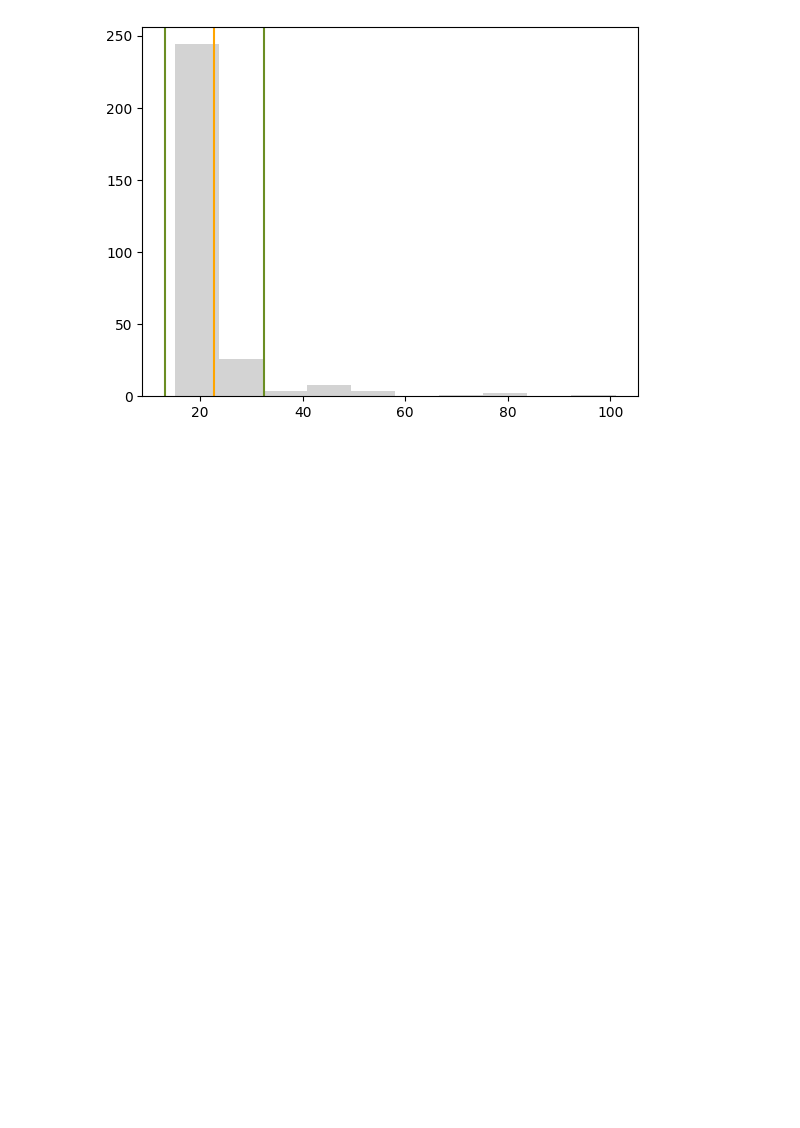
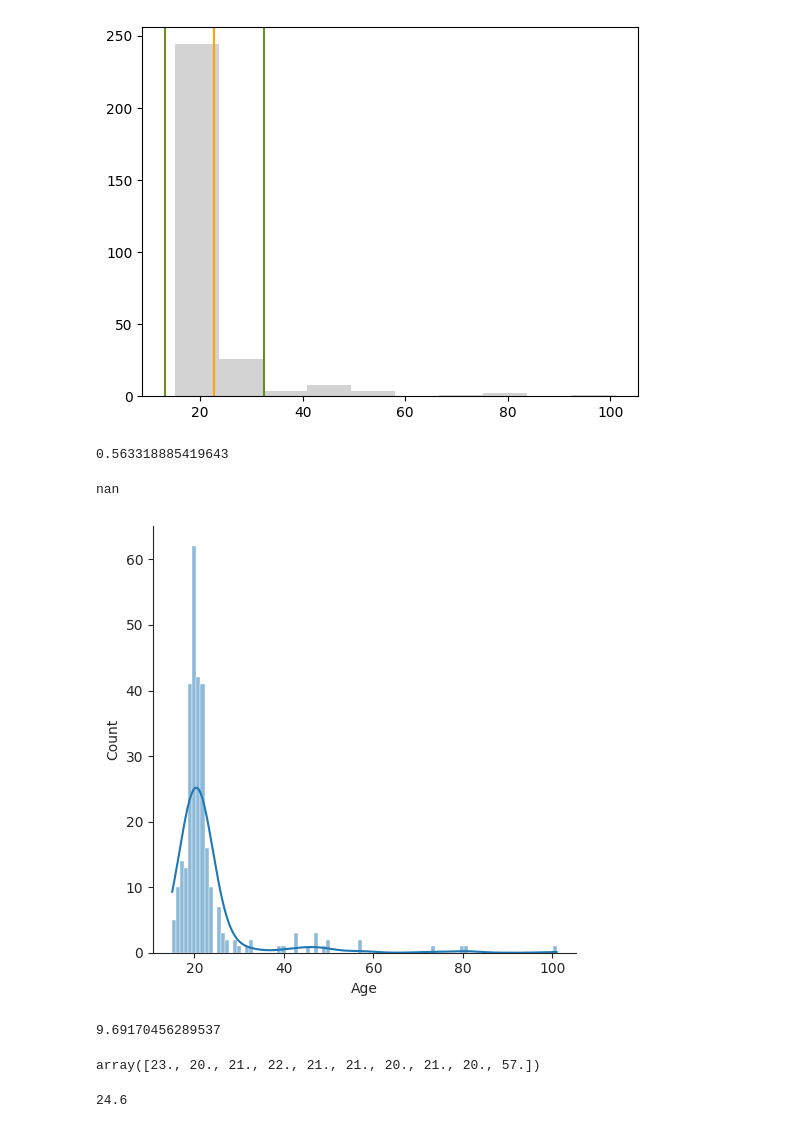
Before and after one commit to yada01/Statistics-Of-Depresssion-in-Iraq, a Jupyter notebook: Depression_in_iraq.ipynb, the cells around one changed output. Drawn from its saved outputs; the diff is of its cells as text; code cells hidden in the pictures; blank space fills up the shorter version.

```diff
--- a/Depression_in_iraq.ipynb
+++ b/Depression_in_iraq.ipynb
@@ -211,0 +214,18 @@ _ = plt.hist(mydata['Age'], color = 'lightgray')
+# %%
+sigma/(x.size)**(1/2)
+# %% [output]
+0.563318885419643
+# %%
+st.sem(x, ddof=0)
+# %% [output]
+nan
+# %%
+sns.set_style('ticks')
+# %%
+_ = sns.displot(mydata['Age'], kde=True)
+# %% [output]
+[figure, added]
+# %%
+mydata['Age'].std()
+# %% [output]
+9.69170456289537
@@ -211,0 +234,9 @@ _ = plt.hist(mydata['Age'], color = 'lightgray')
+# %%
+x_sample = np.random.choice(x, size=10, replace=False)
+x_sample
+# %% [output]
+array([23., 20., 21., 22., 21., 21., 20., 21., 20., 57.])
+# %%
+x_sample.mean()
+# %% [output]
+24.6
```
Also changed, not shown: parts of 2 cells of this notebook.
